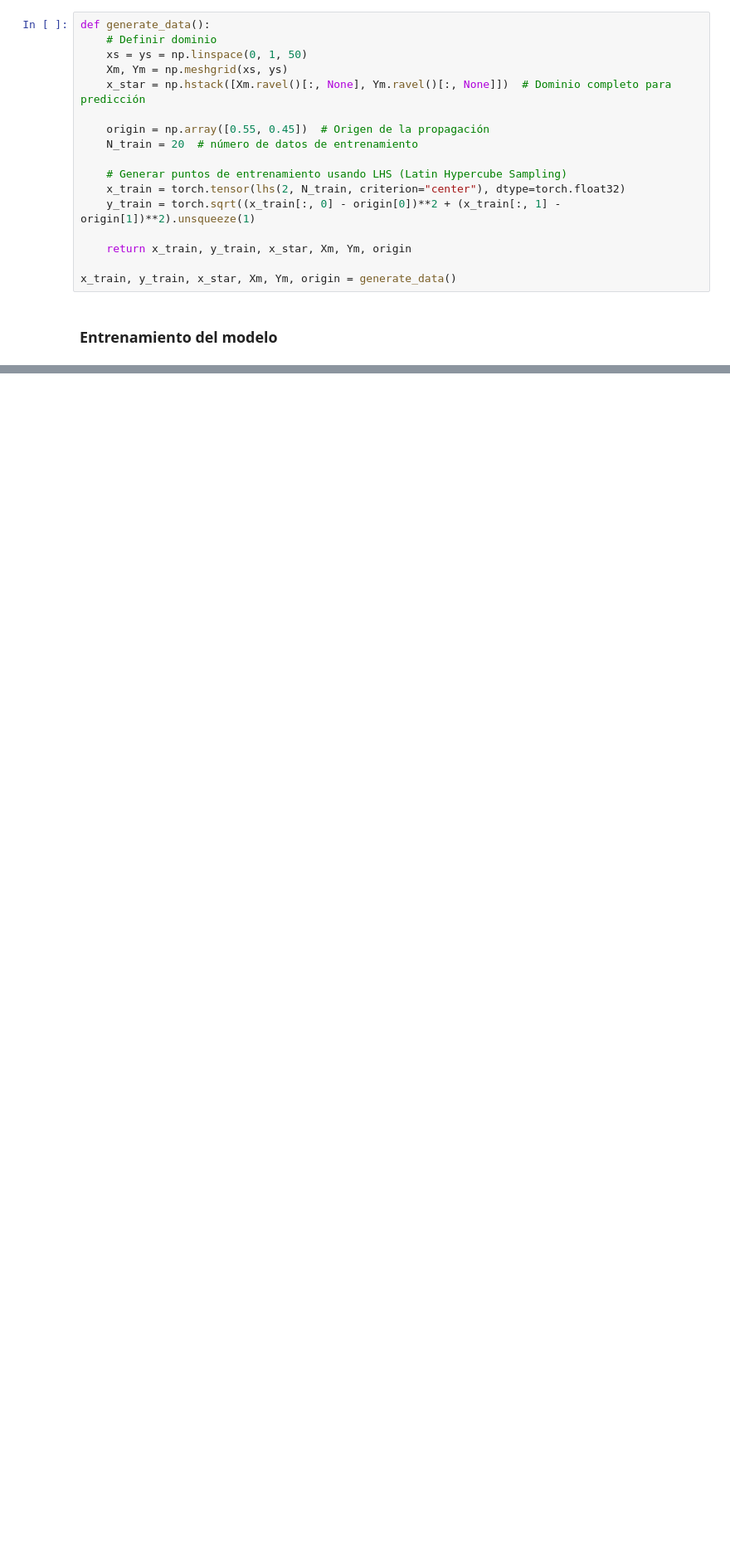
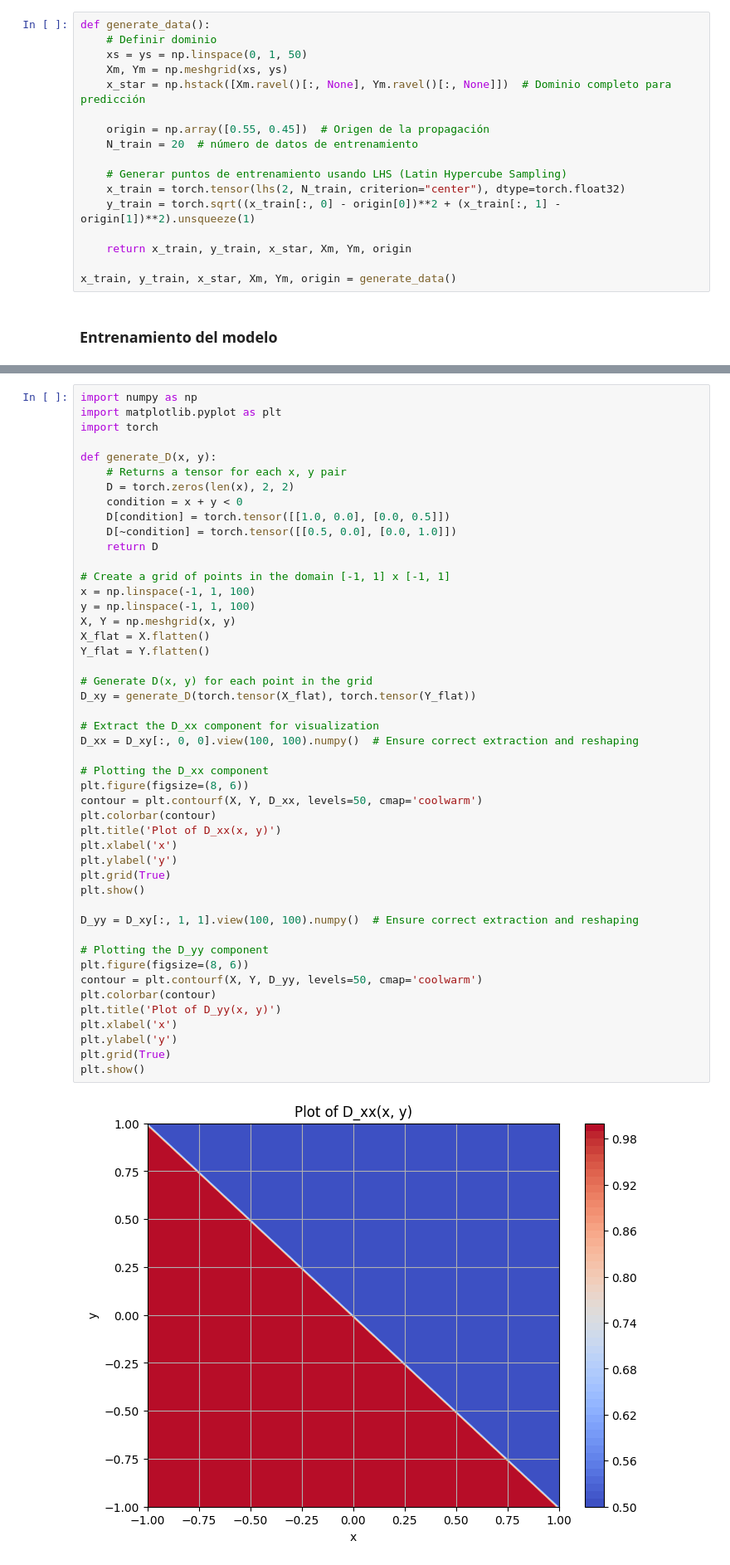
Before and after one commit to vspartamo/PINNs-EDPN, a Jupyter notebook: Eikonal.ipynb, the cells around one changed output, grey strips where cells are left out. Shown at 83% size. Saved outputs shown, nothing was run; the diff lists cells and outputs as text; blank space fills up the shorter version.

```diff
--- a/Eikonal.ipynb
+++ b/Eikonal.ipynb
@@ -353,0 +586,49 @@ print(f"Error: {np.linalg.norm(pred_origin - origin)}")
+# %%
+import numpy as np
+import matplotlib.pyplot as plt
+import torch
+
+def generate_D(x, y):
+    # Returns a tensor for each x, y pair
+    D = torch.zeros(len(x), 2, 2)
+    condition = x + y < 0
+    D[condition] = torch.tensor([[1.0, 0.0], [0.0, 0.5]])
+    D[~condition] = torch.tensor([[0.5, 0.0], [0.0, 1.0]])
+    return D
+
+# Create a grid of points in the domain [-1, 1] x [-1, 1]
+x = np.linspace(-1, 1, 100)
+y = np.linspace(-1, 1, 100)
+X, Y = np.meshgrid(x, y)
+X_flat = X.flatten()
+Y_flat = Y.flatten()
+
+# Generate D(x, y) for each point in the grid
+D_xy = generate_D(torch.tensor(X_flat), torch.tensor(Y_flat))
+
+# Extract the D_xx component for visualization
+D_xx = D_xy[:, 0, 0].view(100, 100).numpy()  # Ensure correct extraction and reshaping
+
+# Plotting the D_xx component
+plt.figure(figsize=(8, 6))
+contour = plt.contourf(X, Y, D_xx, levels=50, cmap='coolwarm')
+plt.colorbar(contour)
+plt.title('Plot of D_xx(x, y)')
+plt.xlabel('x')
+plt.ylabel('y')
+plt.grid(True)
+plt.show()
+
+D_yy = D_xy[:, 1, 1].view(100, 100).numpy()  # Ensure correct extraction and reshaping
+
+# Plotting the D_yy component
+plt.figure(figsize=(8, 6))
+contour = plt.contourf(X, Y, D_yy, levels=50, cmap='coolwarm')
+plt.colorbar(contour)
+plt.title('Plot of D_yy(x, y)')
+plt.xlabel('x')
+plt.ylabel('y')
+plt.grid(True)
+plt.show()
+# %% [output]
+[figure, added]
```
Also changed, not shown: parts of 17 cells of this notebook.
